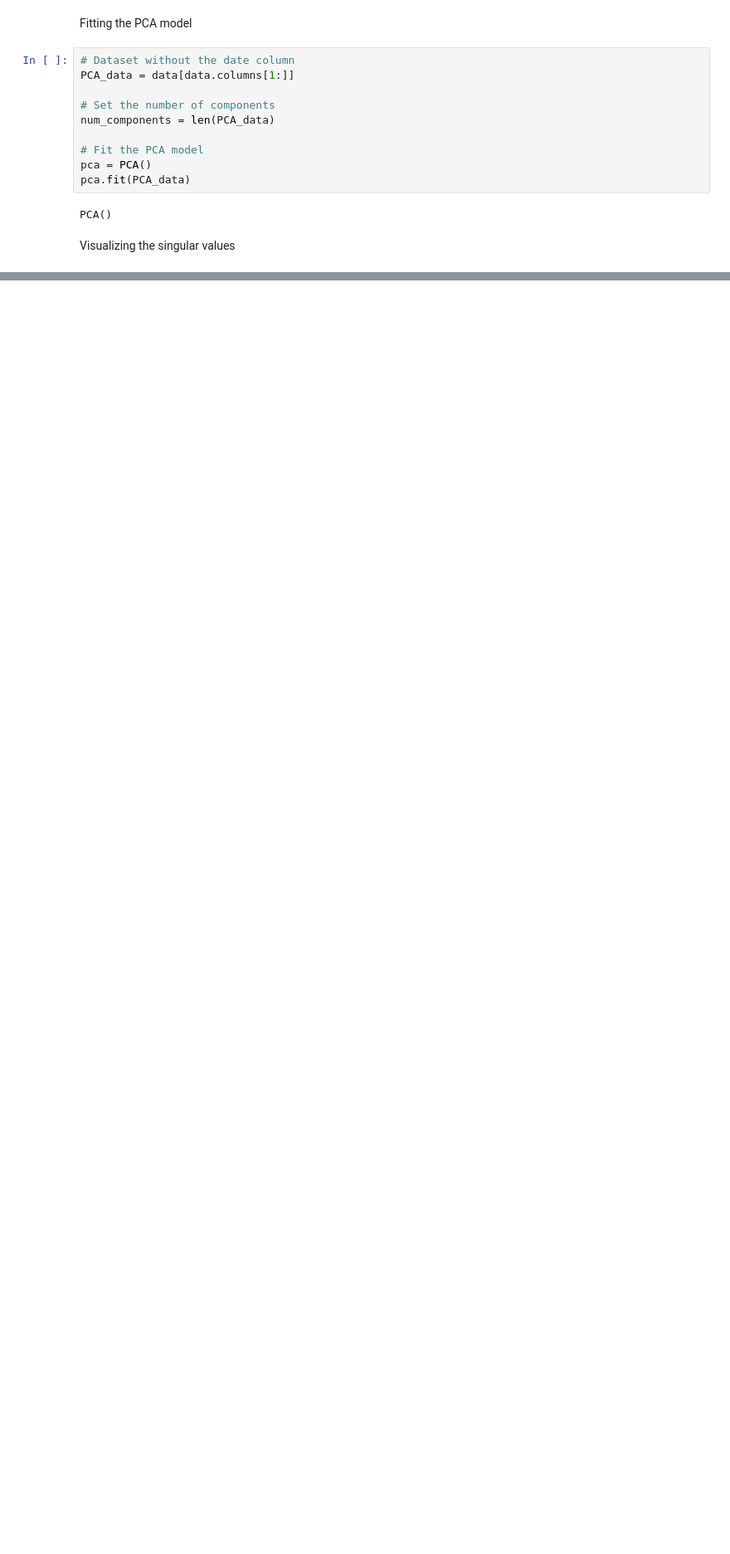
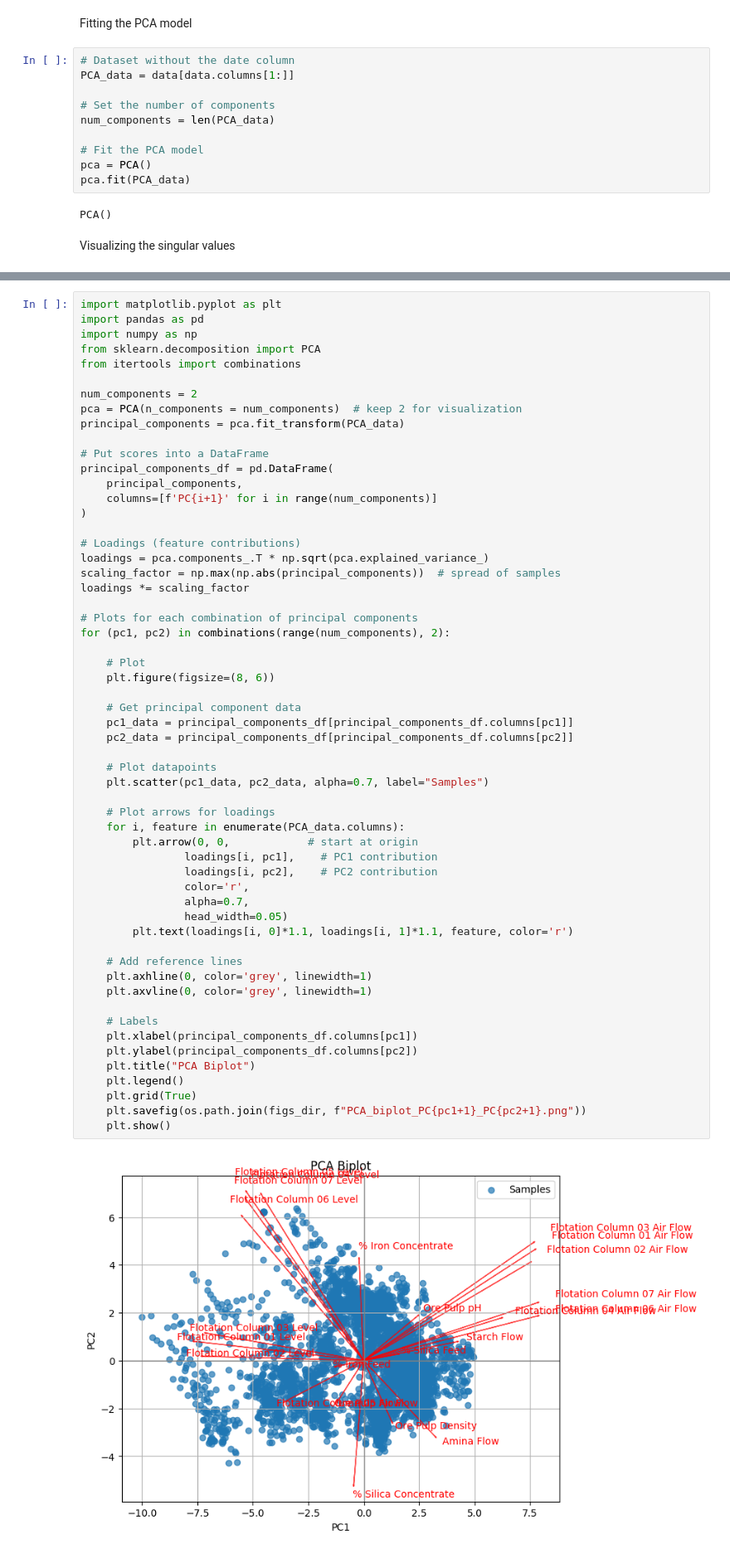
Before and after one commit to EskelinenElias/ADAML-project1, a Jupyter notebook: data_modeling_plan.ipynb, the cells around one changed output, grey strips where cells are left out. Shown at 83% size. Saved outputs shown, nothing was run; the diff lists cells and outputs as text; blank space fills up the shorter version.

Commit message:
Added PCA biplot code, needs some refining

```diff
--- a/data_modeling_plan.ipynb
+++ b/data_modeling_plan.ipynb
@@ -148,0 +187,59 @@ plt.show()
+# %%
+import matplotlib.pyplot as plt
+import pandas as pd
+import numpy as np
+from sklearn.decomposition import PCA
+from itertools import combinations
+
+num_components = 2
+pca = PCA(n_components = num_components)  # keep 2 for visualization
+principal_components = pca.fit_transform(PCA_data)
+
+# Put scores into a DataFrame
+principal_components_df = pd.DataFrame(
+    principal_components,
+    columns=[f'PC{i+1}' for i in range(num_components)]
+)
+
+# Loadings (feature contributions)
+loadings = pca.components_.T * np.sqrt(pca.explained_variance_)
+scaling_factor = np.max(np.abs(principal_components))  # spread of samples
+loadings *= scaling_factor
+
+# Plots for each combination of principal components
+for (pc1, pc2) in combinations(range(num_components), 2):
+
+    # Plot
+    plt.figure(figsize=(8, 6))
+
+    # Get principal component data
+    pc1_data = principal_components_df[principal_components_df.columns[pc1]]
+    pc2_data = principal_components_df[principal_components_df.columns[pc2]]
+
+    # Plot datapoints
+    plt.scatter(pc1_data, pc2_data, alpha=0.7, label="Samples")
+
+    # Plot arrows for loadings
+    for i, feature in enumerate(PCA_data.columns):
+        plt.arrow(0, 0,            # start at origin
+                loadings[i, pc1],    # PC1 contribution
+                loadings[i, pc2],    # PC2 contribution
+                color='r',
+                alpha=0.7,
+                head_width=0.05)
+        plt.text(loadings[i, 0]*1.1, loadings[i, 1]*1.1, feature, color='r')
+
+    # Add reference lines
+    plt.axhline(0, color='grey', linewidth=1)
+    plt.axvline(0, color='grey', linewidth=1)
+
+    # Labels
+    plt.xlabel(principal_components_df.columns[pc1])
+    plt.ylabel(principal_components_df.columns[pc2])
+    plt.title("PCA Biplot")
+    plt.legend()
+    plt.grid(True)
+    plt.savefig(os.path.join(figs_dir, f"PCA_biplot_PC{pc1+1}_PC{pc2+1}.png"))
+    plt.show()
+# %% [output]
+[figure, added]
```
Also changed, not shown: parts of 3 cells of this notebook.
